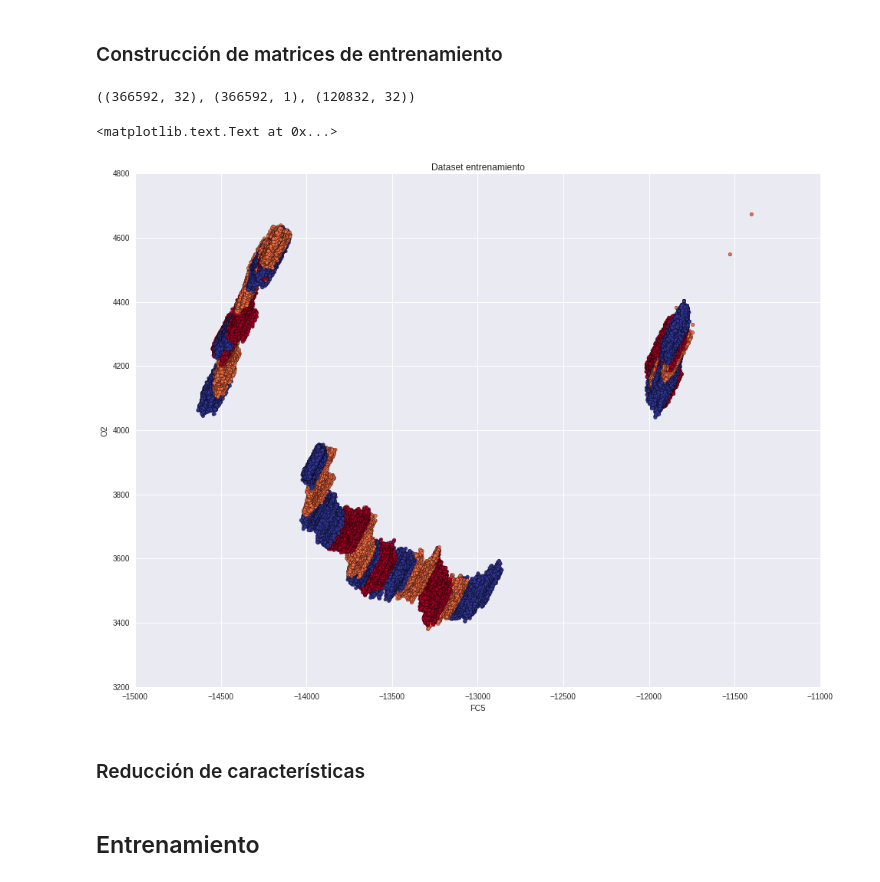
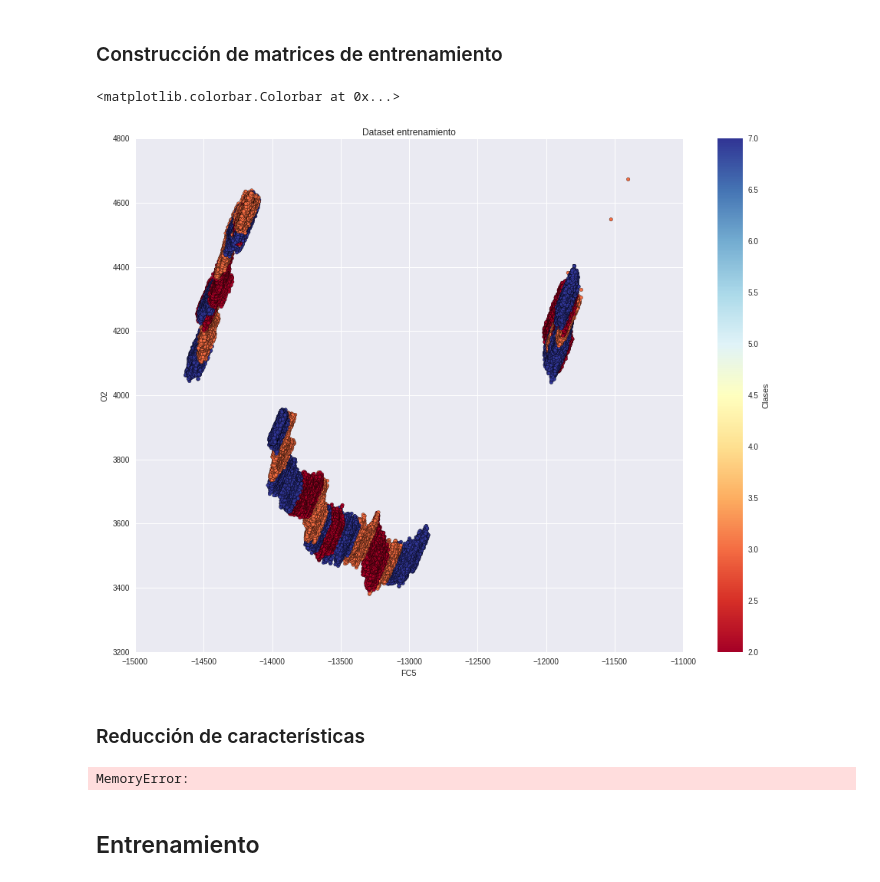
Before and after one commit to cramosu/bci_data, a Jupyter notebook: Biomedicina.ipynb, the cells around one changed output. Drawn from its saved outputs; the diff is of its cells as text; code cells hidden in the pictures.

```diff
--- a/Biomedicina.ipynb
+++ b/Biomedicina.ipynb
@@ -72,25 +47,27 @@ y = subs.iloc[:,32:].values
 # %%
 Xt = tst.iloc[:,0:32].values
 y_real = np.matrix(y_r)
-# %%
-X.shape, y.shape, Xt.shape
-# %% [output]
-((366592, 32), (366592, 1), (120832, 32))
 # %%
 y = np.ravel(y)
 # %%
 x_ind = 5
 y_ind = 16
 
-plt.scatter(X[:,x_ind], X[:,y_ind], c=np.array(y),  cmap='RdYlBu')
+plt.scatter(X[:,x_ind], X[:,y_ind], c=y, cmap='RdYlBu')
 plt.title('Dataset entrenamiento')
-plt.ylabel(etiquetas[y_ind])
+plt.ylabel(etiquetas[y_ind]),
 plt.xlabel(etiquetas[x_ind])
+plt.colorbar(label='Clases')
 # %% [output]
-<matplotlib.text.Text at 0x...>
+<matplotlib.colorbar.Colorbar at 0x...>
-[figure, old version]
+[figure, new version]
 # %% [markdown]
 ###  Reducción de características
+# %%
+iso = Isomap(n_neighbors=10, n_components=3)
+X_red = iso.fit_transform(X,y)
+# %% [output]
+MemoryError:
 # %%
 col_sel = []
 for i in X_red[0,:]:
```
Also changed, not shown: parts of 13 cells of this notebook.
